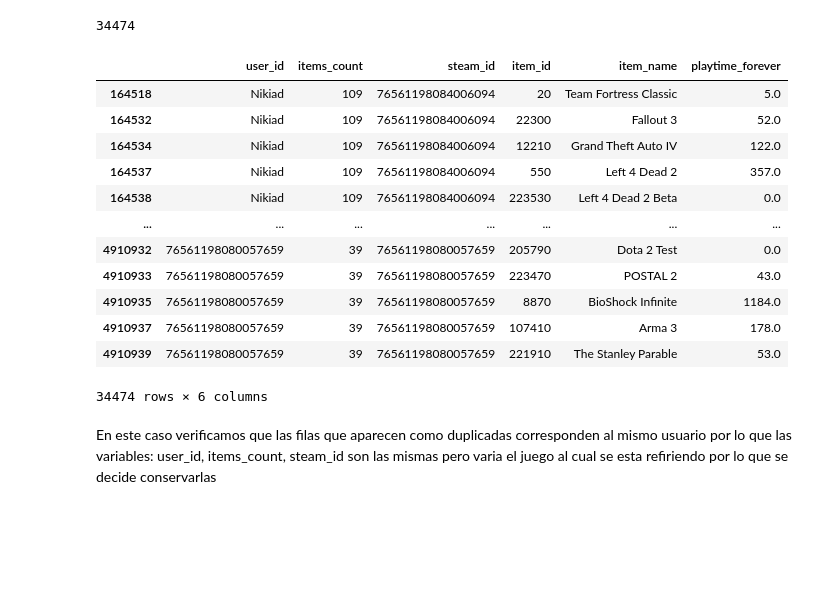
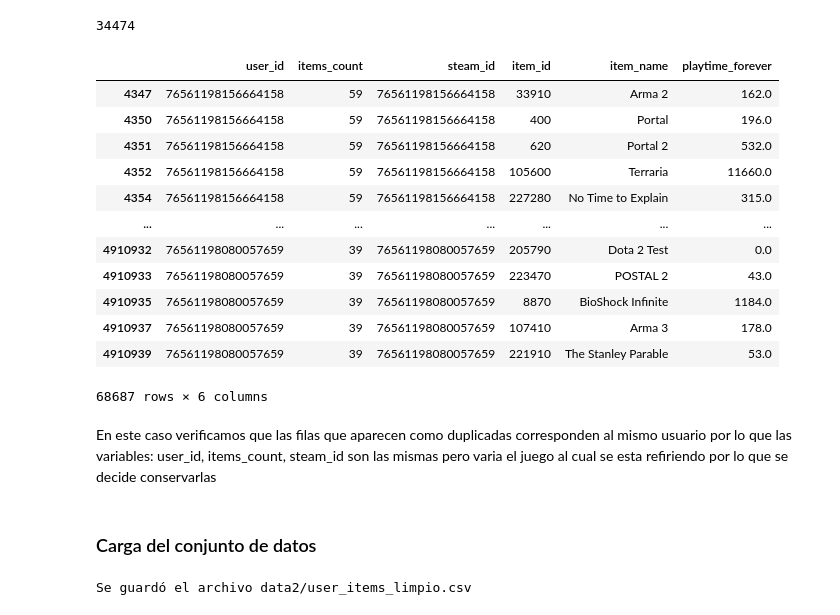
Before and after one commit to ASGuzman/PI_MLOps_Steam, a Jupyter notebook: 03_ETL_user_items.ipynb, the cells around one changed output. Saved outputs shown, nothing was run; the diff lists cells and outputs as text; code cells hidden in the pictures; blank space fills up the shorter version.

```diff
--- a/03_ETL_user_items.ipynb
+++ b/03_ETL_user_items.ipynb
@@ -256,22 +256,30 @@ duplicados
 # %% [output]
 34474
 # %%
-duplicados_mask = df_filtrado.duplicated()
+duplicados_mask = df_filtrado.duplicated(keep=False)
 filas_duplicadas = df_filtrado[duplicados_mask]
 filas_duplicadas
 # %% [output]
 |  | user_id | items_count | steam_id | item_id | item_name | playtime_forever |
-| 164518 | Nikiad | 109 | 76561198084006094 | 20 | Team Fortress Classic | 5.0 |
-| 164532 | Nikiad | 109 | 76561198084006094 | 22300 | Fallout 3 | 52.0 |
-| 164534 | Nikiad | 109 | 76561198084006094 | 12210 | Grand Theft Auto IV | 122.0 |
-| 164537 | Nikiad | 109 | 76561198084006094 | 550 | Left 4 Dead 2 | 357.0 |
-| 164538 | Nikiad | 109 | 76561198084006094 | 223530 | Left 4 Dead 2 Beta | 0.0 |
+| 4347 | 76561198156664158 | 59 | 76561198156664158 | 33910 | Arma 2 | 162.0 |
+| 4350 | 76561198156664158 | 59 | 76561198156664158 | 400 | Portal | 196.0 |
+| 4351 | 76561198156664158 | 59 | 76561198156664158 | 620 | Portal 2 | 532.0 |
+| 4352 | 76561198156664158 | 59 | 76561198156664158 | 105600 | Terraria | 11660.0 |
+| 4354 | 76561198156664158 | 59 | 76561198156664158 | 227280 | No Time to Explain | 315.0 |
 | ... | ... | ... | ... | ... | ... | ... |
 | 4910932 | 76561198080057659 | 39 | 76561198080057659 | 205790 | Dota 2 Test | 0.0 |
 | 4910933 | 76561198080057659 | 39 | 76561198080057659 | 223470 | POSTAL 2 | 43.0 |
 | 4910935 | 76561198080057659 | 39 | 76561198080057659 | 8870 | BioShock Infinite | 1184.0 |
 | 4910937 | 76561198080057659 | 39 | 76561198080057659 | 107410 | Arma 3 | 178.0 |
 | 4910939 | 76561198080057659 | 39 | 76561198080057659 | 221910 | The Stanley Parable | 53.0 |
-34474 rows × 6 columns
+68687 rows × 6 columns
 # %% [markdown]
 En este caso verificamos que las filas que aparecen como duplicadas corresponden al mismo usuario por lo que las variables: user_id, items_count, steam_id son las mismas pero varia el juego al cual se esta refiriendo por lo que se decide conservarlas
+# %% [markdown]
+### Carga del conjunto de datos
+# %%
+archivo_limpio = "data2/user_items_limpio.csv"
+df_filtrado.to_csv(archivo_limpio, index=False, encoding="utf-8")
+print(f"Se guardó el archivo {archivo_limpio}")
+# %% [output]
+Se guardó el archivo data2/user_items_limpio.csv
```
